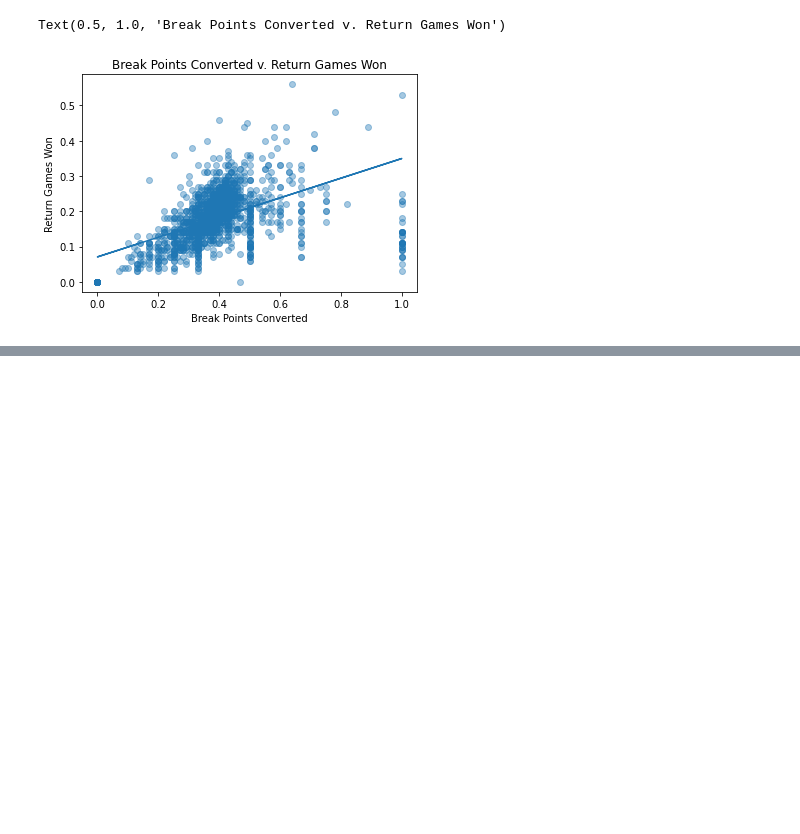
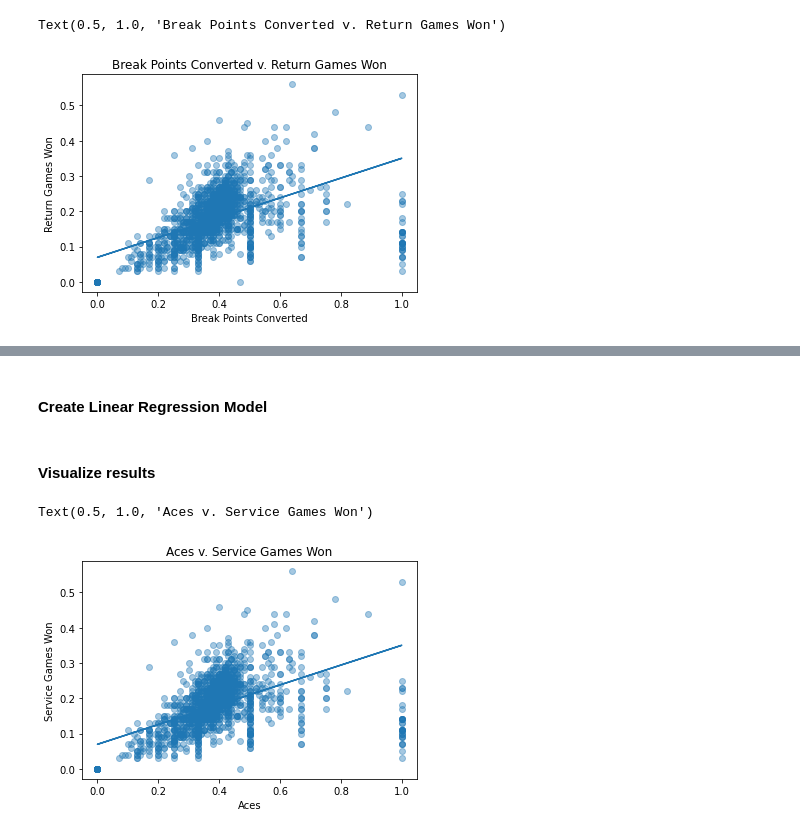
Before and after one commit to kristinkspanos/linear_regression_tennis, a Jupyter notebook: linear_regression_ATP.ipynb, the cells around one changed output, grey strips where cells are left out. Cells and saved outputs as stored; diff of their text form; code cells hidden in the pictures; blank space fills up the shorter version.

```diff
--- a/linear_regression_ATP.ipynb
+++ b/linear_regression_ATP.ipynb
@@ -309,0 +219,9 @@ Head to the Codecademy forums and share your set of features that resulted in th
+# %%
+# independent variable
+x = tennis[['Aces']]
+
+# depedent variable
+y = tennis[['ServiceGamesWon']]
+# %%
+# split data into 80% training set and 20% testing set
+x_train, x_test, y_train, y_test = train_test_split(x, y, train_size = 0.8, test_size = 0.2, random_state=6)
@@ -309,0 +233,26 @@ Head to the Codecademy forums and share your set of features that resulted in th
+# %% [markdown]
+#### Create Linear Regression Model
+# %%
+# reshape X
+x = x.values.reshape(-1, 1)
+# %%
+# create linear regression model
+regr = linear_model.LinearRegression()
+
+# fit model
+regr.fit(x_train,y_train)
+
+# predict y values
+y_predict = regr.predict(x_test)
+# %% [markdown]
+#### Visualize results
+# %%
+plt.clf()
+plt.scatter(x,y,alpha=0.4)
+plt.plot(x_test, y_predict)
+plt.xlabel("Aces")
+plt.ylabel("Service Games Won")
+plt.title("Aces v. Service Games Won")
+# %% [output]
+Text(0.5, 1.0, 'Aces v. Service Games Won')
+[figure, added]
```
Also changed, not shown: parts of 105 cells of this notebook.
